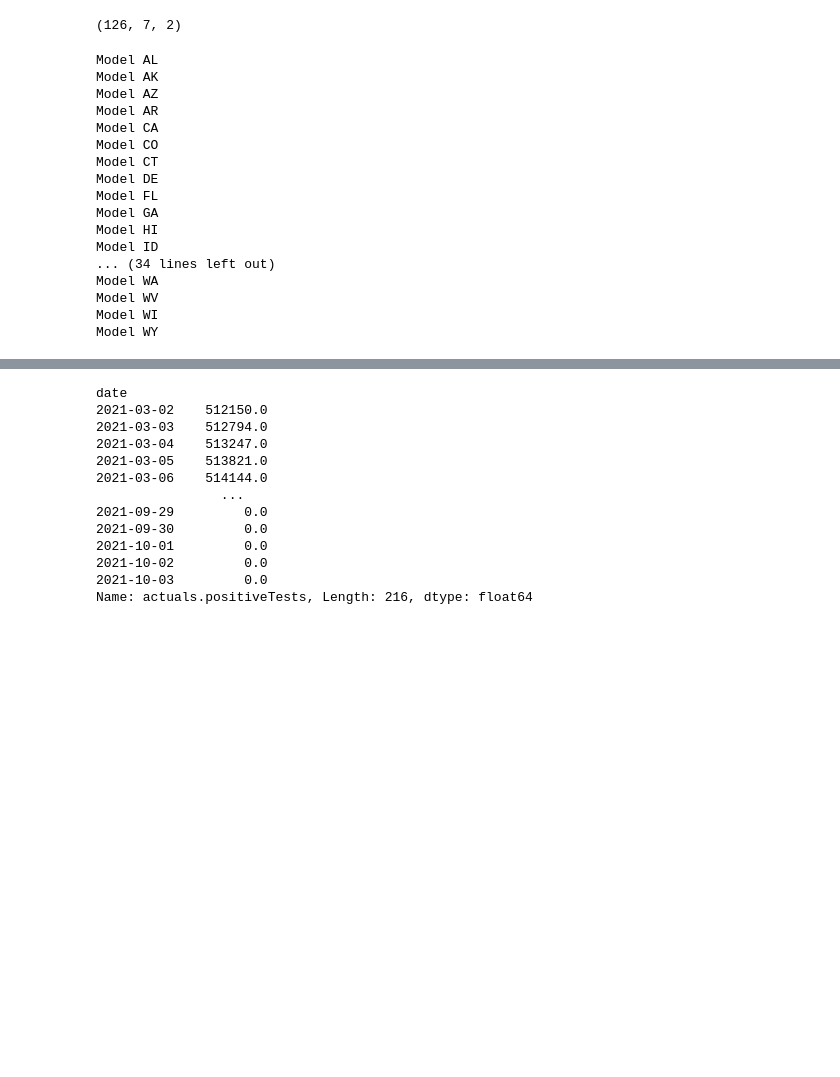
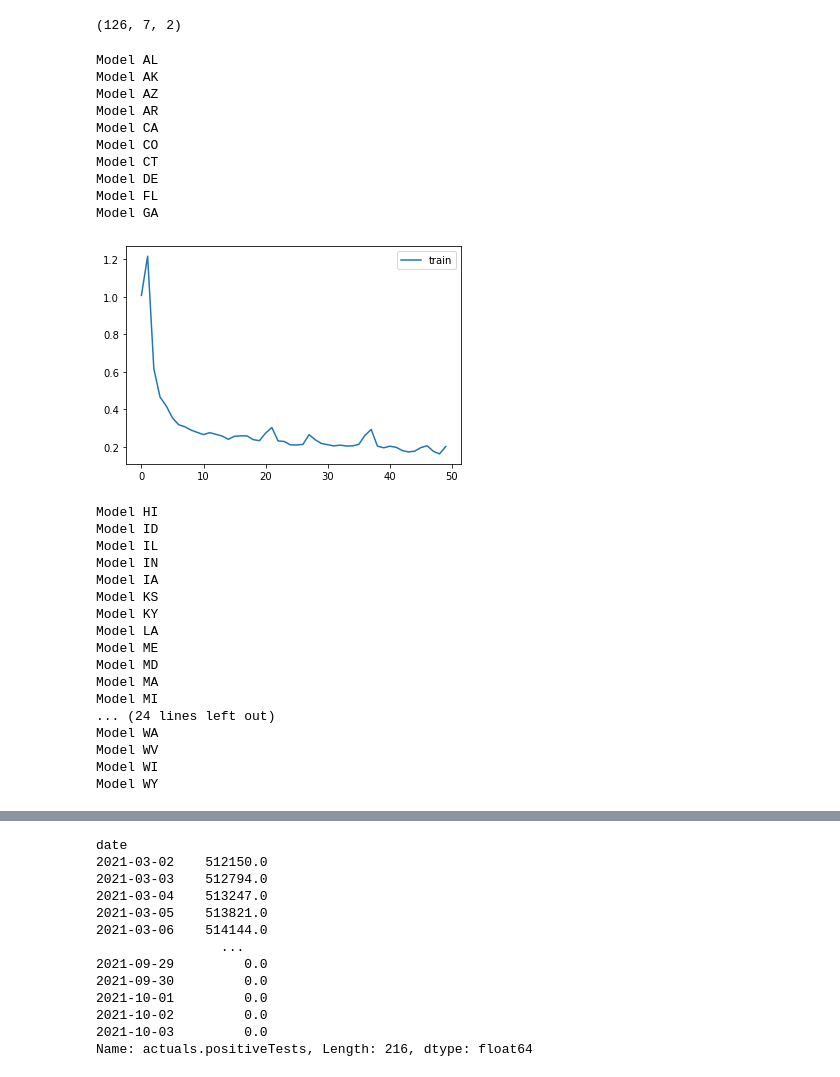
Before and after one commit to RyanSequeira/COVID19Hackathon, a Jupyter notebook: Hackathon.ipynb, the cells around one changed output, grey strips where cells are left out. Saved outputs shown, nothing was run; the diff lists cells and outputs as text; code cells hidden in the pictures; blank space fills up the shorter version.

```diff
--- a/Hackathon.ipynb
+++ b/Hackathon.ipynb
@@ -298,7 +298,7 @@ n_features = 25
 for i in abbrev.values():
     X_train, y_train = split_series(state_data[i]['train'].values,n_past, n_future)
     X_train = X_train.reshape((X_train.shape[0], n_past, n_features))
-    X_test, y_test = split_series(state_data[i]['train'].values,n_past, n_future)
+    X_test, y_test = split_series(state_data[i]['test'].values,n_past, n_future)
     X_test = X_test.reshape((X_test.shape[0], n_past, n_features))
     state_data[i]['X_train'] = X_train
     state_data[i]['y_train'] = y_train
@@ -332,44 +332,55 @@ for i in abbrev.values():
     y_test = state_data[i]['y_test']
     y_test1 = y_test[:, :, 0]
     y_test1 = y_test1.reshape((y_test1.shape[0], y_test1.shape[1]))
     y_test2 = y_test[:, :, 1]
     y_test2 = y_test2.reshape((y_test2.shape[0], y_test2.shape[1]))
     inp = Input((X_train.shape[1], X_train.shape[2]))
     x = LSTM(100, return_sequences = True) (inp)
     x = Dropout(.5)(x)
     x = Flatten()(x)
     out1 = Dense(7)(x)
     out2 = Dense(7)(x)
     model = Model(inputs =inp,outputs= (out1,out2))
     model.compile(loss='mae', optimizer='adam')
     history = model.fit(X_train, [y_train1, y_train2], epochs=50, batch_size=25, verbose=0, shuffle=False)
-    #plt.plot(history.history['loss'], label='train')
-    #plt.plot(history.history['val_loss'], label='test')
-    #plt.legend()
-    #plt.show()
+    if i == 'GA':
+        plt.plot(history.history['loss'], label='train')
+        plt.legend()
+        plt.show()
     state_data[i]['model'] = model
     state_data[i]['y_train1'] = y_train1
     state_data[i]['y_train2'] = y_train2
     state_data[i]['y_test1'] = y_test1
     state_data[i]['y_test2'] = y_test2
 # %% [output]
 Model AL
 Model AK
 Model AZ
 Model AR
 Model CA
 Model CO
 Model CT
 Model DE
 Model FL
 Model GA
-Model HI
-Model ID
-... (34 lines left out)
-Model WA
-Model WV
-Model WI
-Model WY
+[figure, added]
+Model HI
+Model ID
+Model IL
+Model IN
+Model IA
+Model KS
+Model KY
+Model LA
+Model ME
+Model MD
+Model MA
+Model MI
+... (24 lines left out)
+Model WA
+Model WV
+Model WI
+Model WY
 # %%
 from math import sqrt
 from sklearn.metrics import mean_squared_error
```
Also changed, not shown: parts of 4 cells of this notebook.
